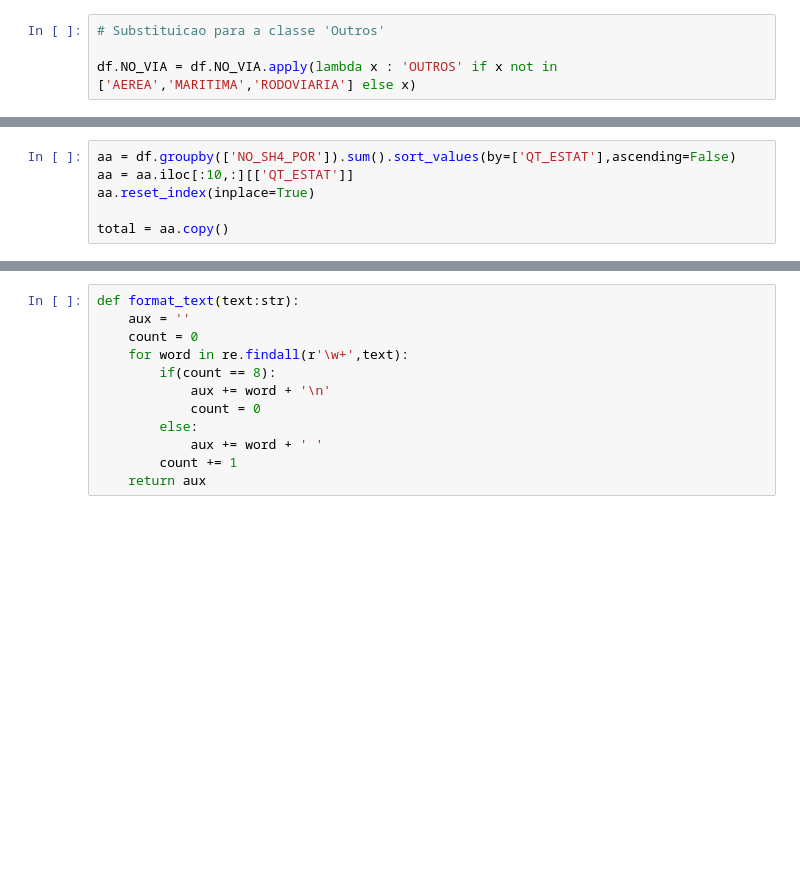
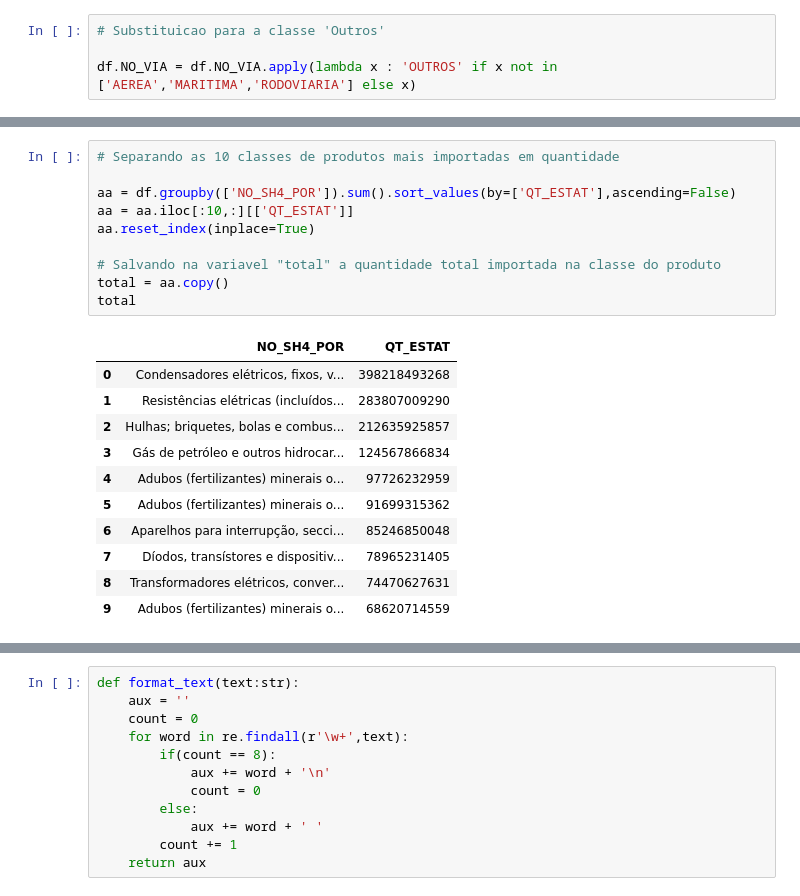
Before and after one commit to Migliorin/Comex-Data-Analysis, a Jupyter notebook: notebooks/analise_dados.ipynb, the cells around one changed output, grey strips where cells are left out. Saved outputs shown, nothing was run; the diff lists cells and outputs as text; blank space fills up the shorter version.

```diff
--- a/notebooks/analise_dados.ipynb
+++ b/notebooks/analise_dados.ipynb
@@ -417,7 +355,23 @@ A maioria dos produtos são peças ou equipamentos de empresas/industrias. Os 10
 # %%
+# Separando as 10 classes de produtos mais importadas em quantidade
+
 aa = df.groupby(['NO_SH4_POR']).sum().sort_values(by=['QT_ESTAT'],ascending=False)
 aa = aa.iloc[:10,:][['QT_ESTAT']]
 aa.reset_index(inplace=True)
 
+# Salvando na variavel "total" a quantidade total importada na classe do produto
 total = aa.copy()
+total
+# %% [output]
+|  | NO_SH4_POR | QT_ESTAT |
+| 0 | Condensadores elétricos, fixos, v... | 398218493268 |
+| 1 | Resistências elétricas (incluídos... | 283807009290 |
+| 2 | Hulhas; briquetes, bolas e combus... | 212635925857 |
+| 3 | Gás de petróleo e outros hidrocar... | 124567866834 |
+| 4 | Adubos (fertilizantes) minerais o... | 97726232959 |
+| 5 | Adubos (fertilizantes) minerais o... | 91699315362 |
+| 6 | Aparelhos para interrupção, secci... | 85246850048 |
+| 7 | Díodos, transístores e dispositiv... | 78965231405 |
+| 8 | Transformadores elétricos, conver... | 74470627631 |
+| 9 | Adubos (fertilizantes) minerais o... | 68620714559 |
 # %%
```
Also changed, not shown: parts of 25 cells of this notebook, 1 other file.
